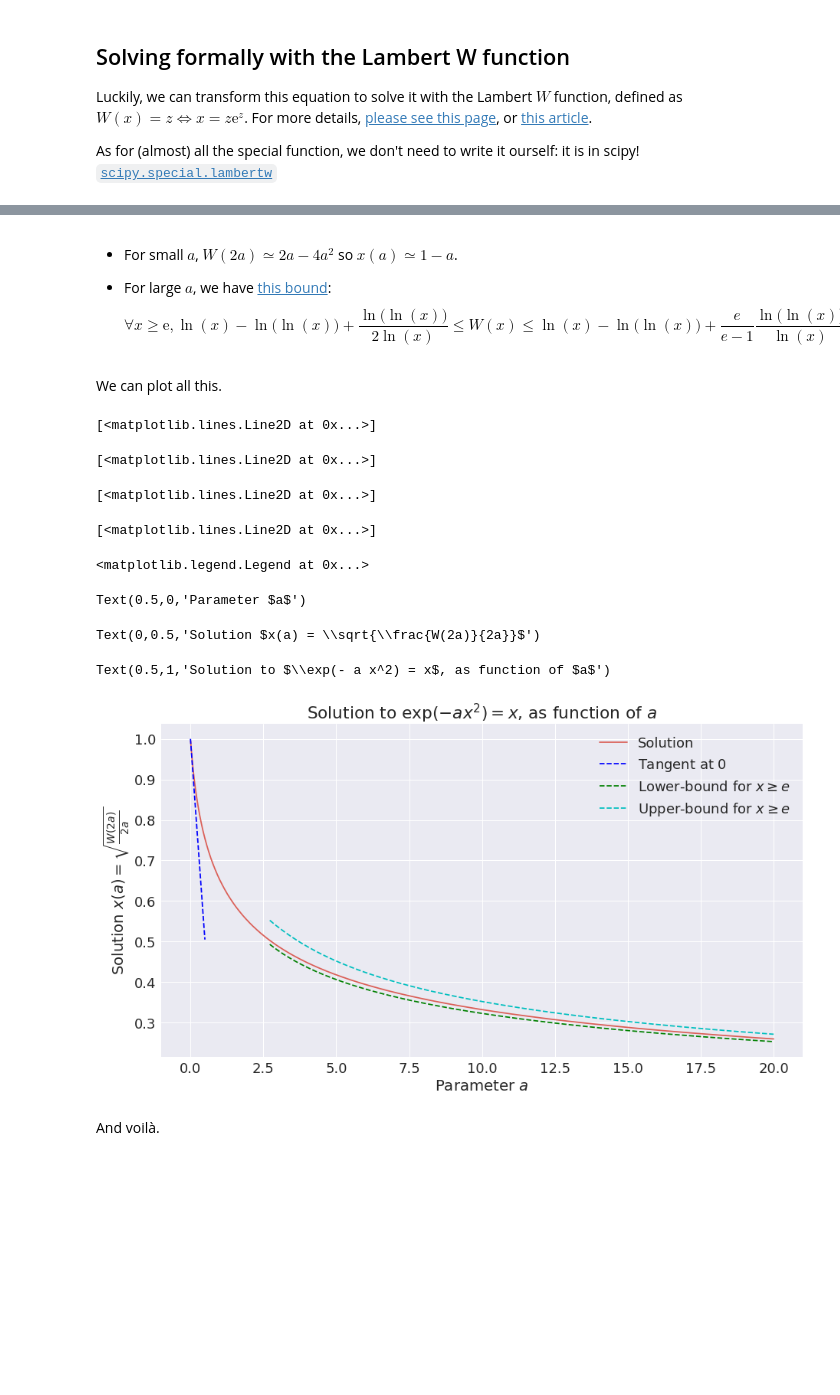
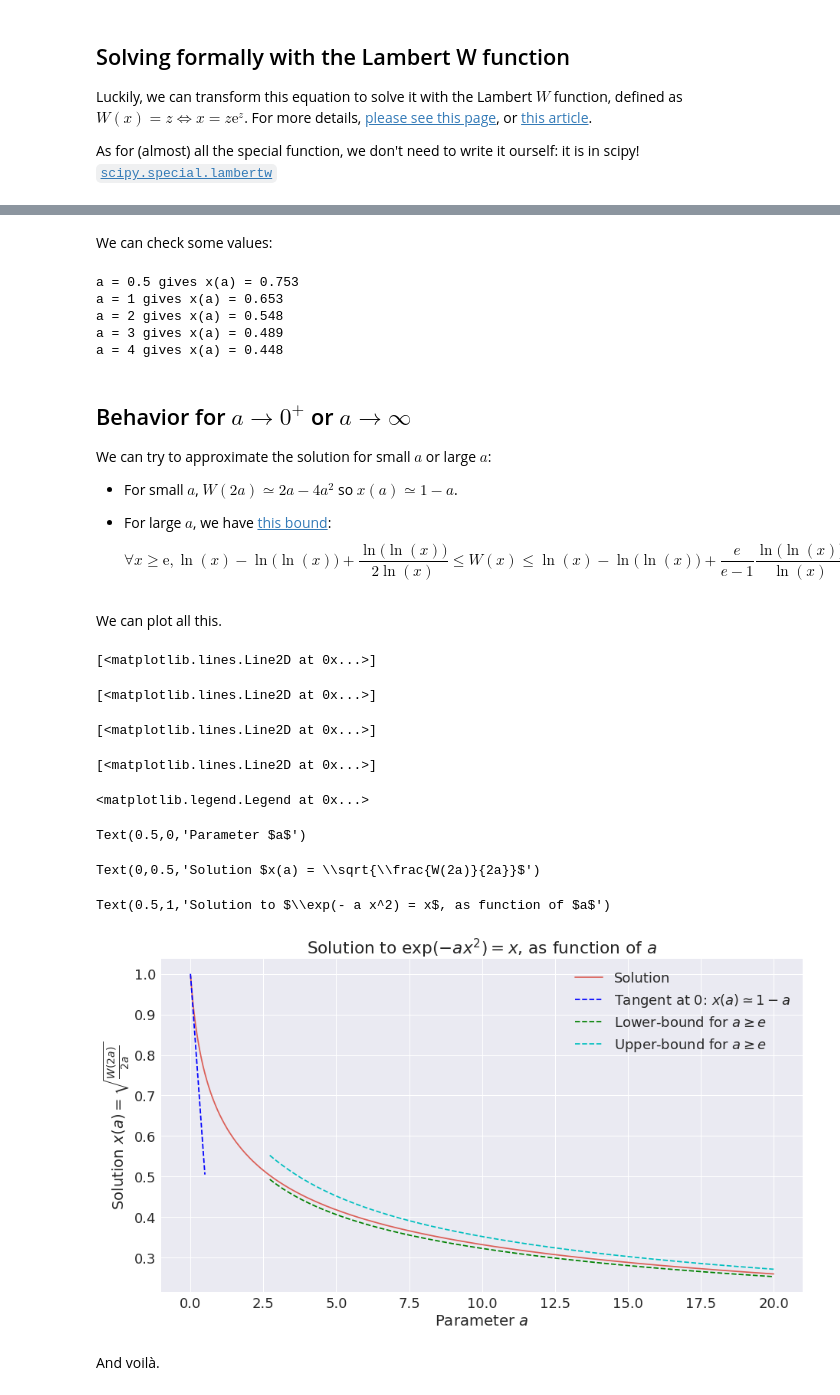
Before and after one commit to Naereen/notebooks, a Jupyter notebook: Solving_an_equation_and_the_Lambert_W_function.ipynb, the cells around one changed output, grey strips where cells are left out. Drawn from its saved outputs; the diff is of its cells as text; code cells hidden in the pictures; blank space fills up the shorter version.

```diff
--- a/Solving_an_equation_and_the_Lambert_W_function.ipynb
+++ b/Solving_an_equation_and_the_Lambert_W_function.ipynb
@@ -360,7 +366,24 @@ $$
 # %%
 def formal_solution(a):
     return np.sqrt(lambertw(2 * a) / (2 * a))
+# %% [markdown]
+We can check some values:
+# %%
+for a in [0.5, 1, 2, 3, 4]:
+    xa = formal_solution(a)
+    assert np.isclose(exp(-a * xa**2), xa)
+    print(f"a = {a:.3g} gives x(a) = {float(xa):.3g}")
+# %% [output]
+a = 0.5 gives x(a) = 0.753
+a = 1 gives x(a) = 0.653
+a = 2 gives x(a) = 0.548
+a = 3 gives x(a) = 0.489
+a = 4 gives x(a) = 0.448
 # %% [markdown]
+## Behavior for $a\to 0^+$ or $a\to\infty$
+
+We can try to approximate the solution for small $a$ or large $a$:
+
 - For small $a$, $W(2a) \simeq 2a - 4a^2$ so $x(a) \simeq 1 - a$.
 
 - For large $a$, we have [this bound](https://en.wikipedia.org/wiki/Lambert_W_function#Asymptotic_expansions):
@@ -380,30 +403,30 @@ We can plot all this.
 # %%
 A = np.linspace(0, 20, 4000)
 A1 = A[A <= 0.5]
 A2 = A[A >= 1]
 Ae = A[A >= e]
 
 plt.plot(A, formal_solution(A), label="Solution", markevery=20)
 
-plt.plot(A1, 1 - A1, 'b--', label="Tangent at $0$", markevery=20)
+plt.plot(A1, 1 - A1, 'b--', label=r"Tangent at $0$: $x(a) \simeq 1 - a$", markevery=20)
 
 #plt.plot(A2, np.sqrt((np.log(2*A2) - np.log(np.log(2*A2)))/(2*A2)), 'g--', label=r"Asymptote at $+\infty$", markevery=20)
-plt.plot(Ae, lower_bound(Ae), 'g--', label=r"Lower-bound for $x \geq e$", markevery=20)
-plt.plot(Ae, upper_bound(Ae), 'c--', label=r"Upper-bound for $x \geq e$", markevery=20)
+plt.plot(Ae, lower_bound(Ae), 'g--', label=r"Lower-bound for $a \geq e$", markevery=20)
+plt.plot(Ae, upper_bound(Ae), 'c--', label=r"Upper-bound for $a \geq e$", markevery=20)
 
 plt.legend()
 plt.xlabel("Parameter $a$"); plt.ylabel(r"Solution $x(a) = \sqrt{\frac{W(2a)}{2a}}$")
 plt.title(r"Solution to $\exp(- a x^2) = x$, as function of $a$")
 plt.show()
 # %% [output]
 [<matplotlib.lines.Line2D at 0x...>]
 [<matplotlib.lines.Line2D at 0x...>]
 [<matplotlib.lines.Line2D at 0x...>]
 [<matplotlib.lines.Line2D at 0x...>]
 <matplotlib.legend.Legend at 0x...>
 Text(0.5,0,'Parameter $a$')
 Text(0,0.5,'Solution $x(a) = \\sqrt{\\frac{W(2a)}{2a}}$')
 Text(0.5,1,'Solution to $\\exp(- a x^2) = x$, as function of $a$')
-[figure, old version]
+[figure, new version]
 # %% [markdown]
 And voilà.
```
Also changed, not shown: parts of 8 cells of this notebook, 1 other file.
